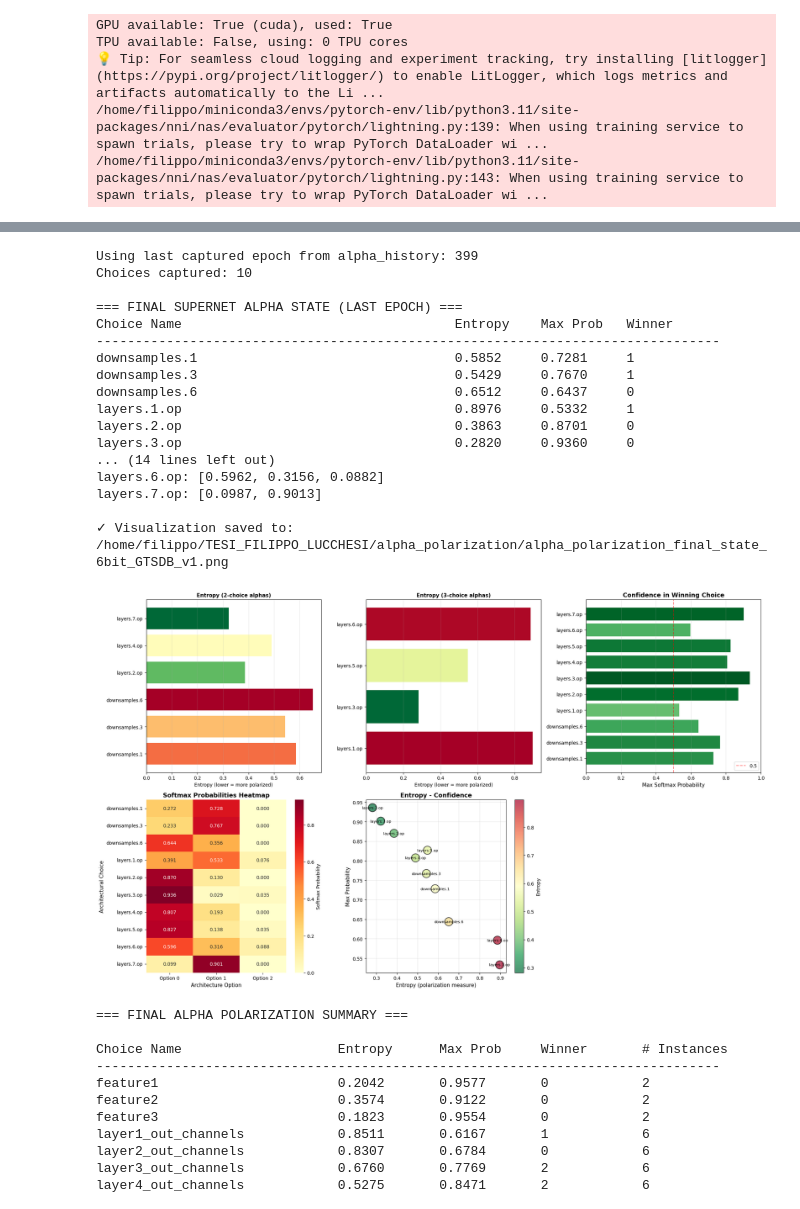
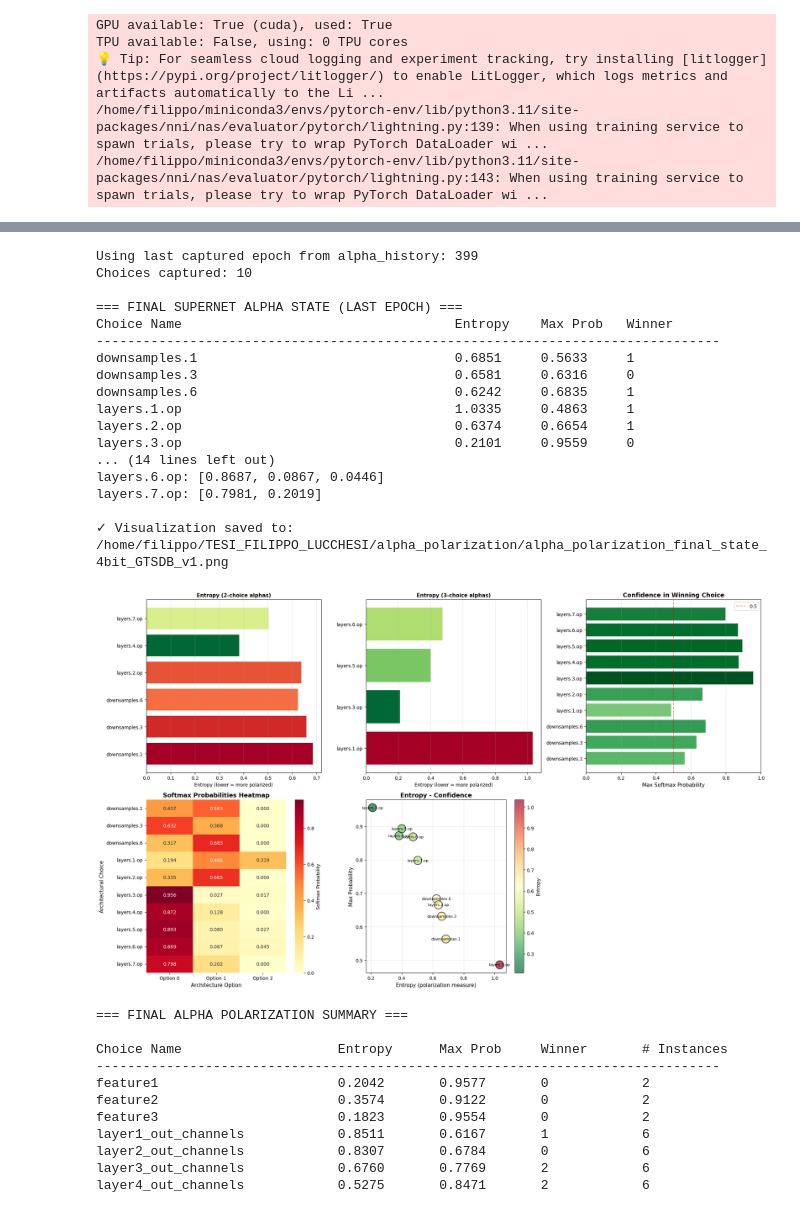
Before and after one commit to FilippoLucchesi/TESI_FILIPPO_LUCCHESI, a Jupyter notebook: DARTS_search_quantV1_4bit_GTSDB.ipynb, the cells around one changed output, grey strips where cells are left out. Cells and saved outputs as stored; diff of their text form; code cells hidden in the pictures.

```diff
--- a/DARTS_search_quantV1_4bit_GTSDB.ipynb
+++ b/DARTS_search_quantV1_4bit_GTSDB.ipynb
@@ -2168,7 +2173,7 @@ def _next_versioned_path(folder: str, base_name: str, ext: str) -> str:
 alpha_output_dir = '/home/filippo/TESI_FILIPPO_LUCCHESI/alpha_polarization'
 alpha_plot_path = _next_versioned_path(
     alpha_output_dir,
-    'alpha_polarization_final_state_6bit_GTSDB',
+    'alpha_polarization_final_state_4bit_GTSDB',
     '.png',
 )
 
@@ -2267,43 +2272,43 @@ scatter = ax.scatter(
  )
 for i, name in enumerate(choice_names_sorted):
     ax.annotate(
         name.replace('layer_', 'L').replace('feature', 'F'),
         (entropies_sorted[i], max_probs[i]),
         fontsize=8, ha='center', va='center'
     )
 ax.set_xlabel('Entropy (polarization measure)', fontsize=11)
 ax.set_ylabel('Max Probability', fontsize=11)
 ax.set_title('Entropy - Confidence', fontsize=13, fontweight='bold')
 ax.grid(True, alpha=0.3)
 cbar = plt.colorbar(scatter, ax=ax)
 cbar.set_label('Entropy', fontsize=10)
 
 # Hide unused subplot
 axes[1, 2].axis('off')
 
 plt.tight_layout()
 plt.savefig(alpha_plot_path, dpi=150, bbox_inches='tight')
 print(f"\n✓ Visualization saved to: {alpha_plot_path}")
 plt.show()
 # %% [output]
 Using last captured epoch from alpha_history: 399
 Choices captured: 10
 
 === FINAL SUPERNET ALPHA STATE (LAST EPOCH) ===
 Choice Name                                   Entropy    Max Prob   Winner
 --------------------------------------------------------------------------------
-downsamples.1                                 0.5852     0.7281     1
-downsamples.3                                 0.5429     0.7670     1
-downsamples.6                                 0.6512     0.6437     0
-layers.1.op                                   0.8976     0.5332     1
-layers.2.op                                   0.3863     0.8701     0
-layers.3.op                                   0.2820     0.9360     0
+downsamples.1                                 0.6851     0.5633     1
+downsamples.3                                 0.6581     0.6316     0
+downsamples.6                                 0.6242     0.6835     1
+layers.1.op                                   1.0335     0.4863     1
+layers.2.op                                   0.6374     0.6654     1
+layers.3.op                                   0.2101     0.9559     0
 ... (14 lines left out)
-layers.6.op: [0.5962, 0.3156, 0.0882]
-layers.7.op: [0.0987, 0.9013]
+layers.6.op: [0.8687, 0.0867, 0.0446]
+layers.7.op: [0.7981, 0.2019]
 
-✓ Visualization saved to: /home/filippo/TESI_FILIPPO_LUCCHESI/alpha_polarization/alpha_polarization_final_state_6bit_GTSDB_v1.png
+✓ Visualization saved to: /home/filippo/TESI_FILIPPO_LUCCHESI/alpha_polarization/alpha_polarization_final_state_4bit_GTSDB_v1.png
-[figure, old version]
+[figure, new version]
 # %%
 # # Extract and visualize final alpha states from checkpoint
 # import subprocess
```
Also changed, not shown: parts of 7 cells of this notebook, 13 other files.
